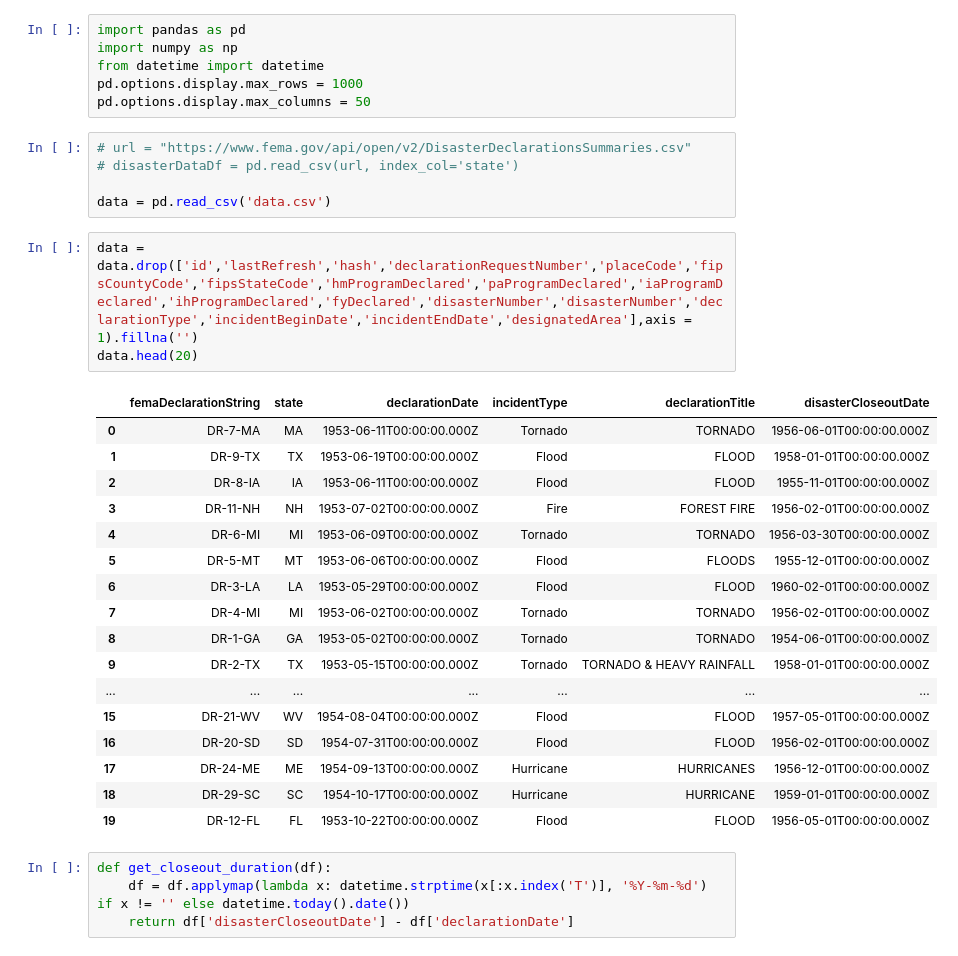
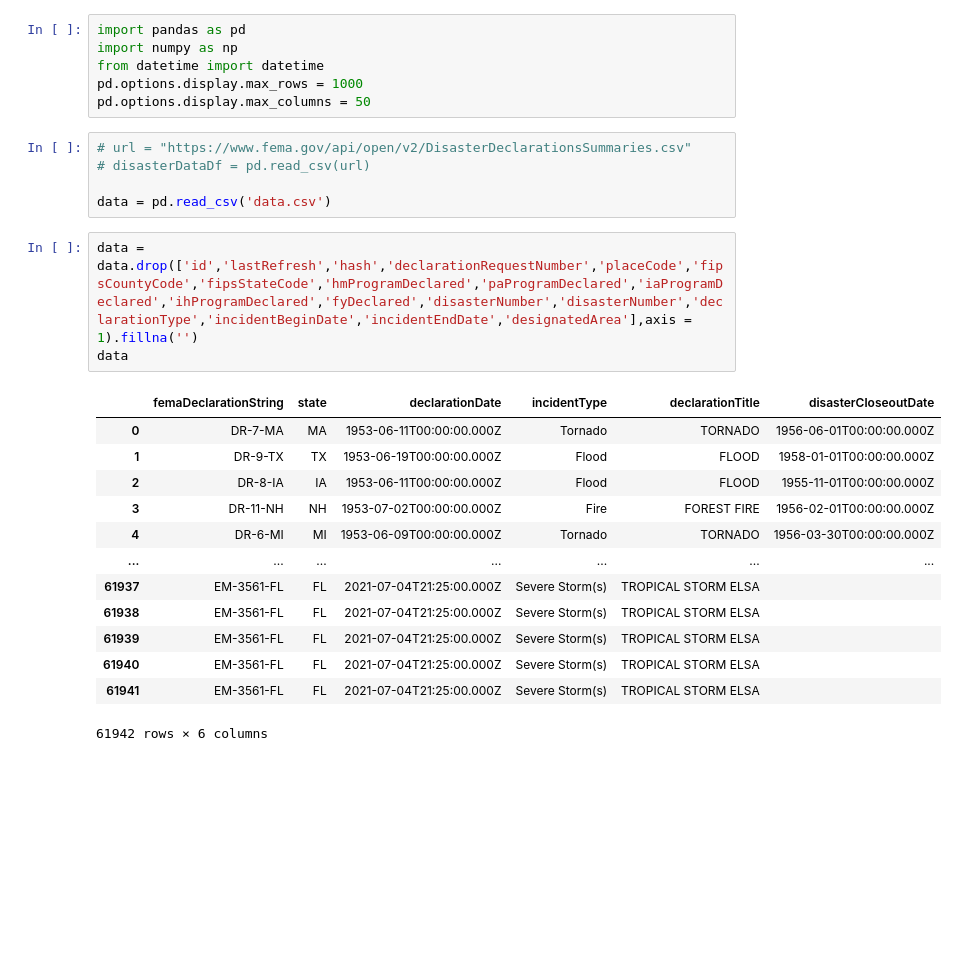
Before and after one commit to bwsi-remote-sensing-2021/Group5PandaProject, a Jupyter notebook: Project.ipynb, the cells around one changed output. Saved outputs shown, nothing was run; the diff lists cells and outputs as text; blank space fills up the shorter version.

```diff
--- a/Project.ipynb
+++ b/Project.ipynb
@@ -6,31 +6,23 @@ pd.options.display.max_rows = 1000
 pd.options.display.max_columns = 50
 # %%
 # url = "https://www.fema.gov/api/open/v2/DisasterDeclarationsSummaries.csv"
-# disasterDataDf = pd.read_csv(url, index_col='state')
+# disasterDataDf = pd.read_csv(url)
 
 data = pd.read_csv('data.csv')
 # %%
 data = data.drop(['id','lastRefresh','hash','declarationRequestNumber','placeCode','fipsCountyCode','fipsStateCode','hmProgramDeclared','paProgramDeclared','iaProgramDeclared','ihProgramDeclared','fyDeclared','disasterNumber','disasterNumber','declarationType','incidentBeginDate','incidentEndDate','designatedArea'],axis = 1).fillna('')
-data.head(20)
+data
 # %% [output]
 |  | femaDeclarationString | state | declarationDate | incidentType | declarationTitle | disasterCloseoutDate |
 | 0 | DR-7-MA | MA | 1953-06-11T00:00:00.000Z | Tornado | TORNADO | 1956-06-01T00:00:00.000Z |
 | 1 | DR-9-TX | TX | 1953-06-19T00:00:00.000Z | Flood | FLOOD | 1958-01-01T00:00:00.000Z |
 | 2 | DR-8-IA | IA | 1953-06-11T00:00:00.000Z | Flood | FLOOD | 1955-11-01T00:00:00.000Z |
 | 3 | DR-11-NH | NH | 1953-07-02T00:00:00.000Z | Fire | FOREST FIRE | 1956-02-01T00:00:00.000Z |
 | 4 | DR-6-MI | MI | 1953-06-09T00:00:00.000Z | Tornado | TORNADO | 1956-03-30T00:00:00.000Z |
-| 5 | DR-5-MT | MT | 1953-06-06T00:00:00.000Z | Flood | FLOODS | 1955-12-01T00:00:00.000Z |
-| 6 | DR-3-LA | LA | 1953-05-29T00:00:00.000Z | Flood | FLOOD | 1960-02-01T00:00:00.000Z |
-| 7 | DR-4-MI | MI | 1953-06-02T00:00:00.000Z | Tornado | TORNADO | 1956-02-01T00:00:00.000Z |
-| 8 | DR-1-GA | GA | 1953-05-02T00:00:00.000Z | Tornado | TORNADO | 1954-06-01T00:00:00.000Z |
-| 9 | DR-2-TX | TX | 1953-05-15T00:00:00.000Z | Tornado | TORNADO & HEAVY RAINFALL | 1958-01-01T00:00:00.000Z |
 | ... | ... | ... | ... | ... | ... | ... |
-| 15 | DR-21-WV | WV | 1954-08-04T00:00:00.000Z | Flood | FLOOD | 1957-05-01T00:00:00.000Z |
-| 16 | DR-20-SD | SD | 1954-07-31T00:00:00.000Z | Flood | FLOOD | 1956-02-01T00:00:00.000Z |
-| 17 | DR-24-ME | ME | 1954-09-13T00:00:00.000Z | Hurricane | HURRICANES | 1956-12-01T00:00:00.000Z |
-| 18 | DR-29-SC | SC | 1954-10-17T00:00:00.000Z | Hurricane | HURRICANE | 1959-01-01T00:00:00.000Z |
-| 19 | DR-12-FL | FL | 1953-10-22T00:00:00.000Z | Flood | FLOOD | 1956-05-01T00:00:00.000Z |
+| 61937 | EM-3561-FL | FL | 2021-07-04T21:25:00.000Z | Severe Storm(s) | TROPICAL STORM ELSA |  |
+| 61938 | EM-3561-FL | FL | 2021-07-04T21:25:00.000Z | Severe Storm(s) | TROPICAL STORM ELSA |  |
+| 61939 | EM-3561-FL | FL | 2021-07-04T21:25:00.000Z | Severe Storm(s) | TROPICAL STORM ELSA |  |
+| 61940 | EM-3561-FL | FL | 2021-07-04T21:25:00.000Z | Severe Storm(s) | TROPICAL STORM ELSA |  |
+| 61941 | EM-3561-FL | FL | 2021-07-04T21:25:00.000Z | Severe Storm(s) | TROPICAL STORM ELSA |  |
+61942 rows × 6 columns
-# %%
-def get_closeout_duration(df):
-    df = df.applymap(lambda x: datetime.strptime(x[:x.index('T')], '%Y-%m-%d') if x != '' else datetime.today().date())
-    return df['disasterCloseoutDate'] - df['declarationDate']
```
Also changed, not shown: parts of 6 cells of this notebook.
